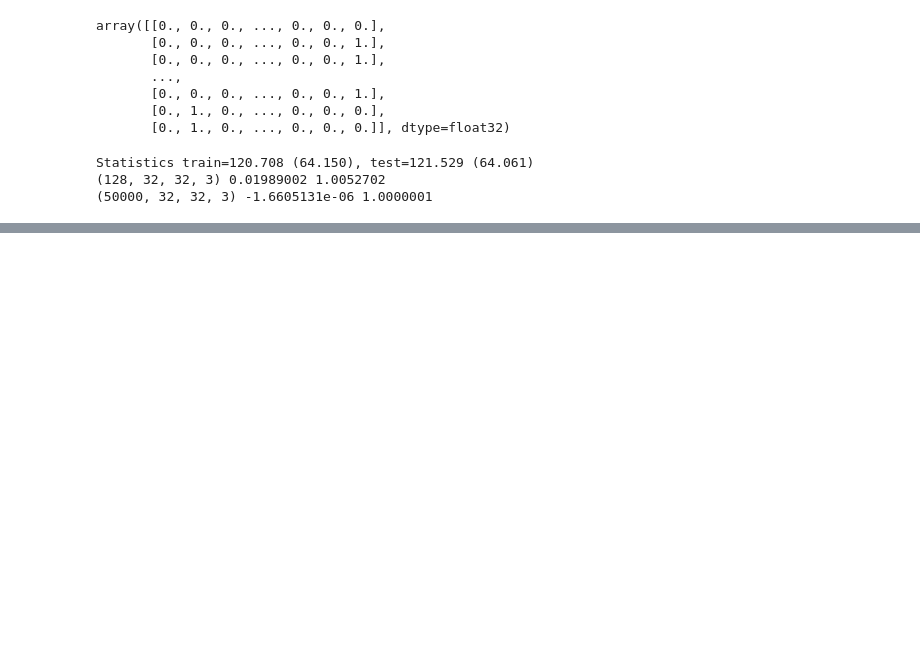
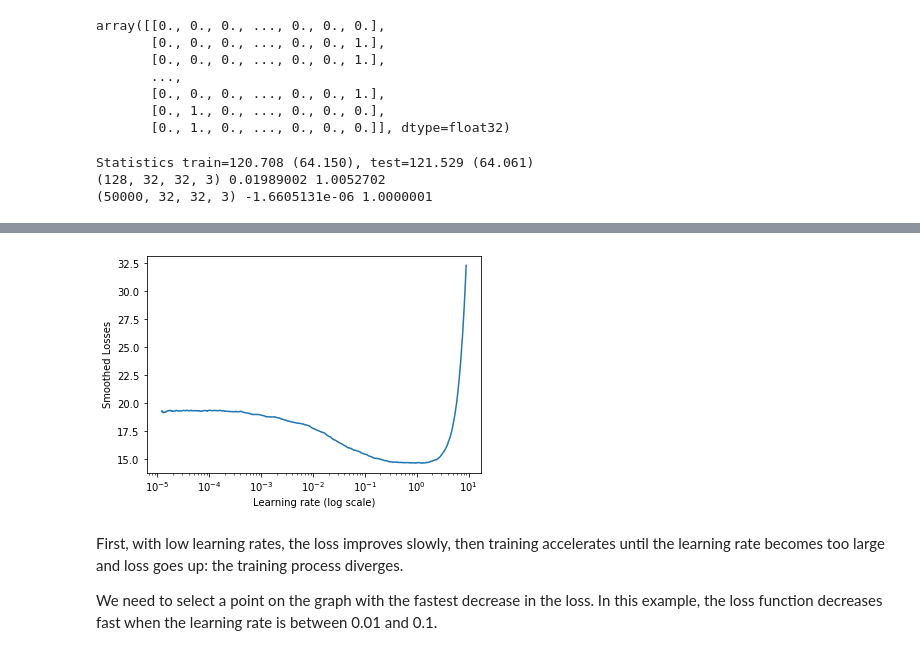
Before and after one commit to gkdivya/ComputerVisionAI, a Jupyter notebook: 11.AdvancedConcepts/CIFAR10-LRFinder.ipynb, the cells around one changed output, grey strips where cells are left out. Drawn from its saved outputs; the diff is of its cells as text; code cells hidden in the pictures; blank space fills up the shorter version.

```diff
--- a/11.AdvancedConcepts/CIFAR10-LRFinder.ipynb
+++ b/11.AdvancedConcepts/CIFAR10-LRFinder.ipynb
@@ -221 +380,9 @@ _________________________________________________________________
+# %%
+lr_finder.plot_smoothed_loss()
+# %% [output]
+[figure, added]
+# %% [markdown]
+First, with low learning rates, the loss improves slowly, then training accelerates until the learning rate becomes too large and loss goes up: the training process diverges.
+
+We need to select a point on the graph with the fastest decrease in the loss. In this example, the loss function decreases fast when the learning rate is between 0.01 and 0.1.
 # %%
```
Also changed, not shown: parts of 16 cells of this notebook.
